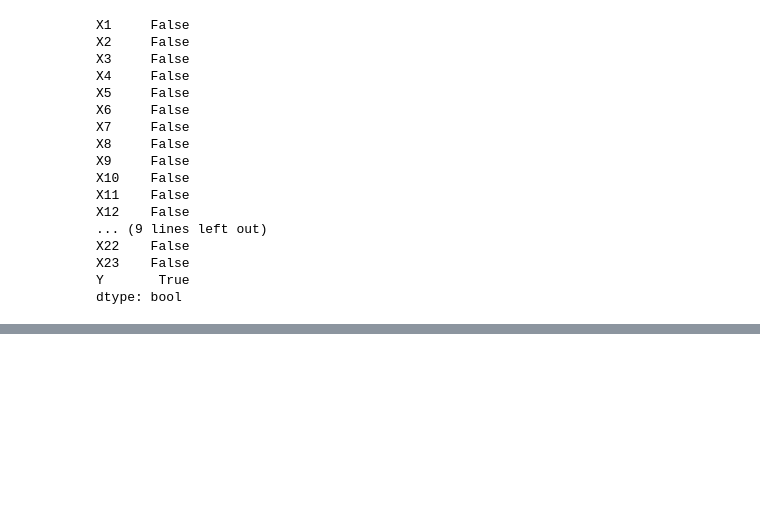
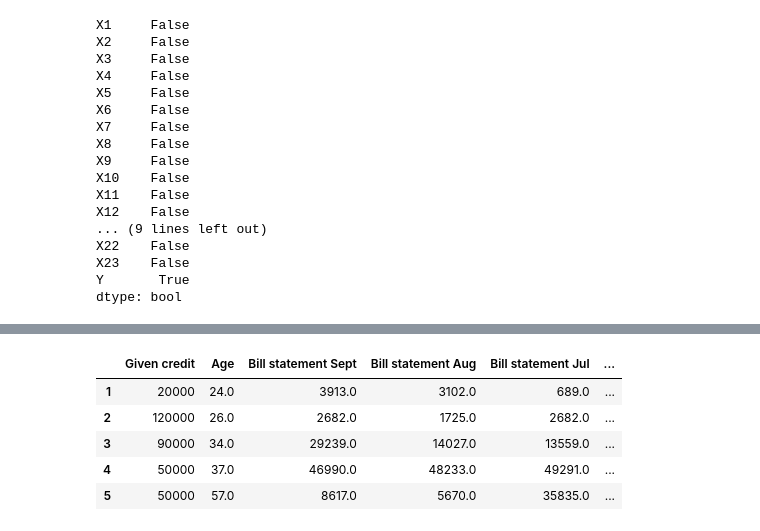
Before and after one commit to PosgradoMNA/actividades-de-aprendizaje-jesusrincon1328, a Jupyter notebook: Actividad_4.ipynb, the cells around one changed output, grey strips where cells are left out. Drawn from its saved outputs; the diff is of its cells as text; code cells hidden in the pictures; blank space fills up the shorter version.

```diff
--- a/Actividad_4.ipynb
+++ b/Actividad_4.ipynb
@@ -116,0 +141,9 @@ df.shape
+# %%
+ndf.head()
+# %% [output]
+|  | Given credit | Age | Bill statement Sept | Bill statement Aug | Bill statement Jul | ... |
+| 1 | 20000 | 24.0 | 3913.0 | 3102.0 | 689.0 | ... |
+| 2 | 120000 | 26.0 | 2682.0 | 1725.0 | 2682.0 | ... |
+| 3 | 90000 | 34.0 | 29239.0 | 14027.0 | 13559.0 | ... |
+| 4 | 50000 | 37.0 | 46990.0 | 48233.0 | 49291.0 | ... |
+| 5 | 50000 | 57.0 | 8617.0 | 5670.0 | 35835.0 | ... |
```
Also changed, not shown: parts of 17 cells of this notebook.
